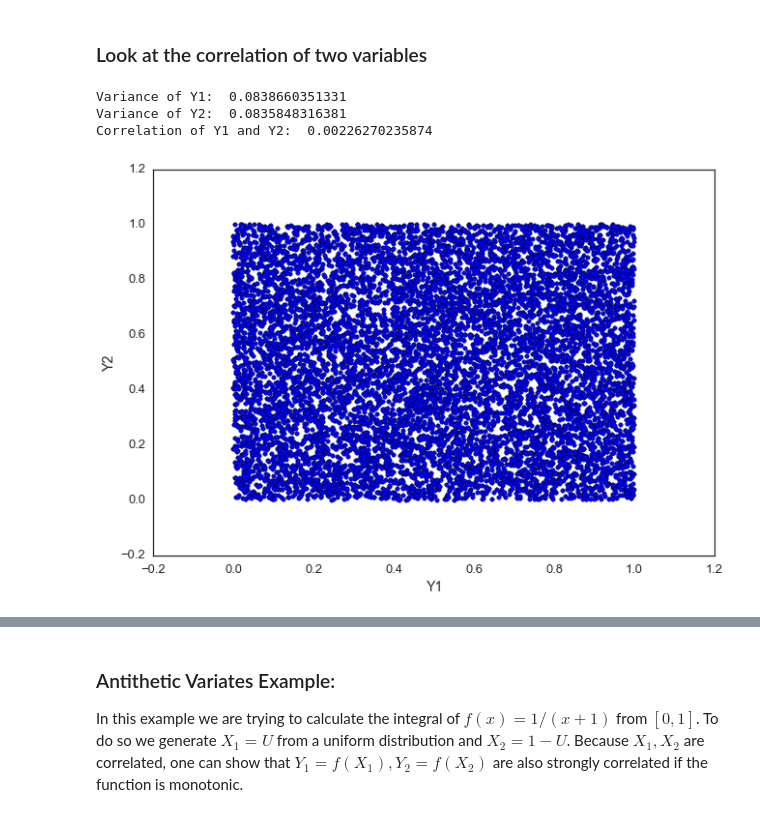
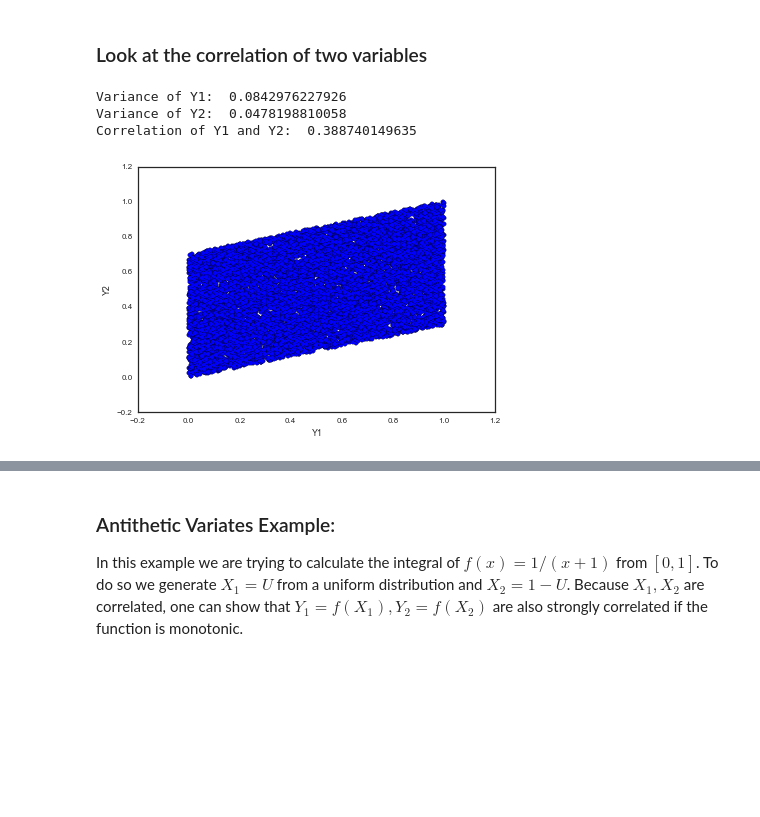
Before and after one commit to subodhchhabra/2015, a Jupyter notebook: Lectures/Lecture04_Variance_Reduction_Methods_Slides.ipynb, the cells around one changed output, grey strips where cells are left out. Cells and saved outputs as stored; diff of their text form; code cells hidden in the pictures; blank space fills up the shorter version.

```diff
--- a/Lectures/Lecture04_Variance_Reduction_Methods_Slides.ipynb
+++ b/Lectures/Lecture04_Variance_Reduction_Methods_Slides.ipynb
@@ -35,7 +27,7 @@ from scipy.stats import norm
 import matplotlib.pyplot as plt
 import seaborn as sns
 sns.set_style('white')
-sns.set_context('talk')
+sns.set_context('paper')
 # %% [markdown]
 ### Control Variates Example:
 
@@ -126,26 +118,26 @@ std dev with control variate:  0.00672459697688
 # %%
 # sample to indipendent variates
 Y1 = np.random.uniform(low=0, high=1, size=10000)
 eplison = np.random.uniform(low=0, high=1, size=10000)
 
 # our correlation weight
-a = 0.0
+a = 0.3
 # create Y2
 Y2 = (a * Y1) + ((1-a) * eplison)
 
 print "Variance of Y1: ", np.var(Y1)
 print "Variance of Y2: ", np.var(Y2)
 print "Correlation of Y1 and Y2: ", np.corrcoef(Y1,Y2)[0,1]
 
 plt.scatter(Y1, Y2)
 plt.xlabel("Y1")
 plt.ylabel("Y2")
 plt.show()
 # %% [output]
-Variance of Y1:  0.0838660351331
-Variance of Y2:  0.0835848316381
-Correlation of Y1 and Y2:  0.00226270235874
+Variance of Y1:  0.0842976227926
+Variance of Y2:  0.0478198810058
+Correlation of Y1 and Y2:  0.388740149635
-[figure, old version]
+[figure, new version]
 # %%
 correlations = []
 for a in np.arange(0.0,1.0,0.01):
```
Also changed, not shown: parts of 4 cells of this notebook.
